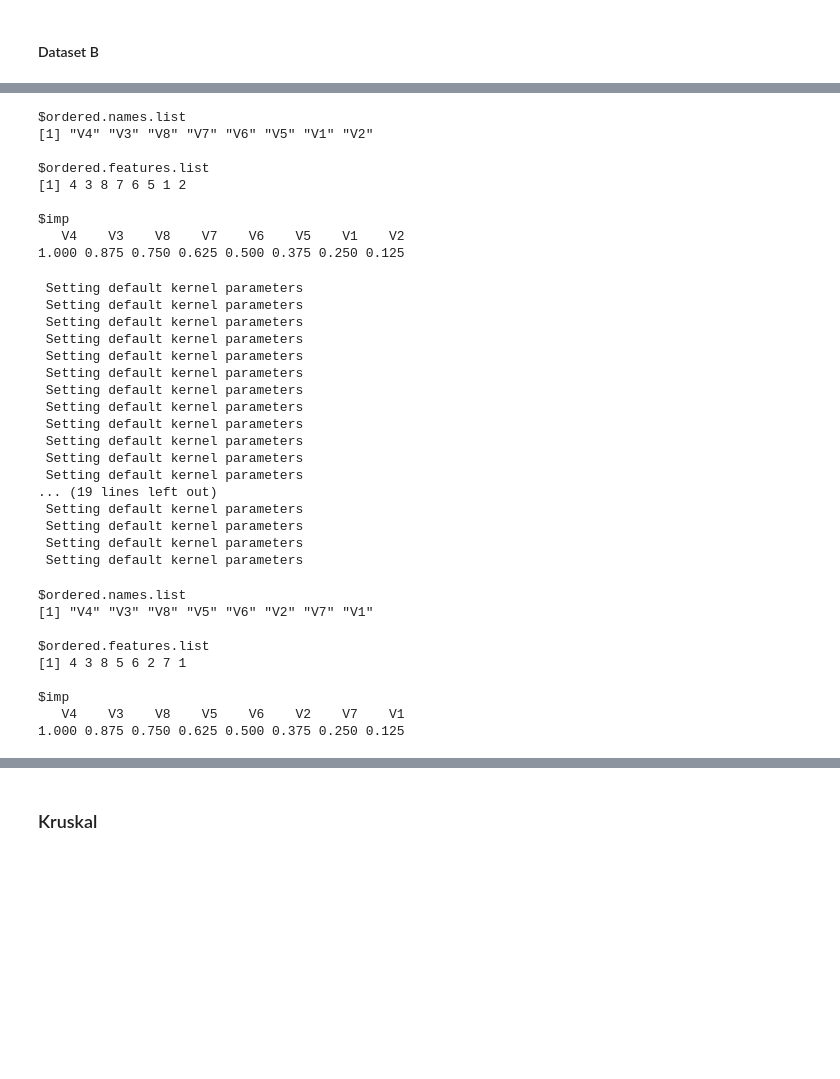
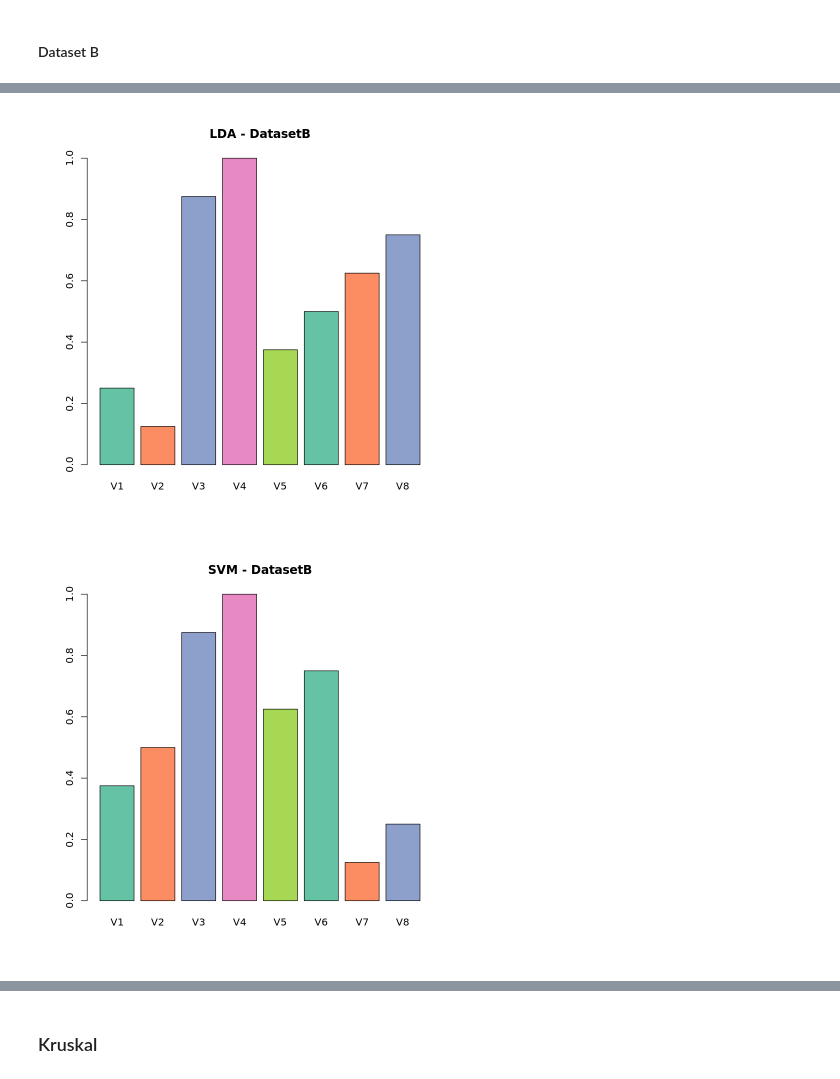
Before and after one commit to natimellino/mineria-de-datos, a Jupyter notebook: TP2.ipynb, the cells around one changed output, grey strips where cells are left out. Drawn from its saved outputs; the diff is of its cells as text; code cells hidden in the pictures; blank space fills up the shorter version.

```diff
--- a/TP2.ipynb
+++ b/TP2.ipynb
@@ -395,43 +369,7 @@ $imp
-# %%
-# LDA
-backward.ranking(datosB.x, datosB.y, method="lda.est")
-# %% [output]
-$ordered.names.list
-[1] "V4" "V3" "V8" "V7" "V6" "V5" "V1" "V2"
-
-$ordered.features.list
-[1] 4 3 8 7 6 5 1 2
-
-$imp
-   V4    V3    V8    V7    V6    V5    V1    V2
-1.000 0.875 0.750 0.625 0.500 0.375 0.250 0.125
-# %%
-# SVM
-backward.ranking(datosB.x, datosB.y, method="svm.est")
-# %% [output]
- Setting default kernel parameters
- Setting default kernel parameters
- Setting default kernel parameters
- Setting default kernel parameters
- Setting default kernel parameters
- Setting default kernel parameters
- Setting default kernel parameters
- Setting default kernel parameters
- Setting default kernel parameters
- Setting default kernel parameters
- Setting default kernel parameters
- Setting default kernel parameters
-... (19 lines left out)
- Setting default kernel parameters
- Setting default kernel parameters
- Setting default kernel parameters
- Setting default kernel parameters
-$ordered.names.list
-[1] "V4" "V3" "V8" "V5" "V6" "V2" "V7" "V1"
-
-$ordered.features.list
-[1] 4 3 8 5 6 2 7 1
-
-$imp
-   V4    V3    V8    V5    V6    V2    V7    V1
-1.000 0.875 0.750 0.625 0.500 0.375 0.250 0.125
+# %%
+graficar_valores(datos_B.lda, "LDA - DatasetB")
+graficar_valores(datos_B.svm, "SVM - DatasetB")
+graficar_valores(datos_B.bw, "RF - DatasetB")
+# %% [output]
+[figure, added]
+[figure, added]
```
Also changed, not shown: parts of 22 cells of this notebook.
